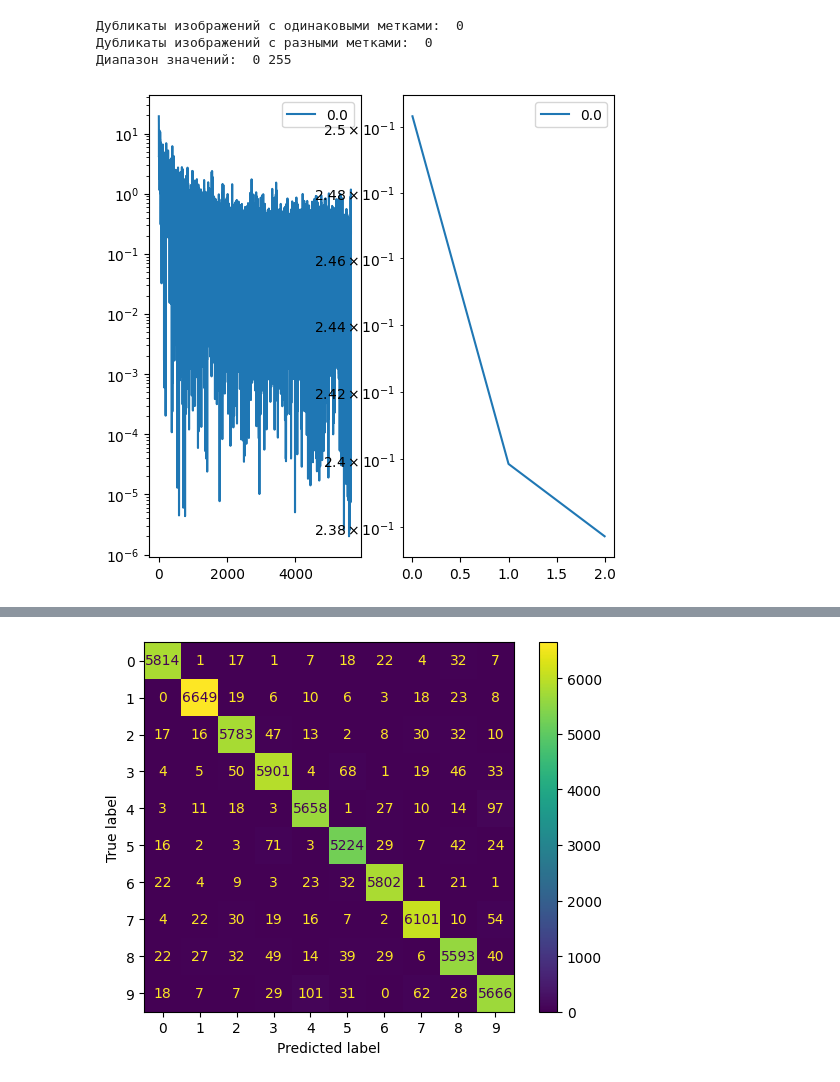
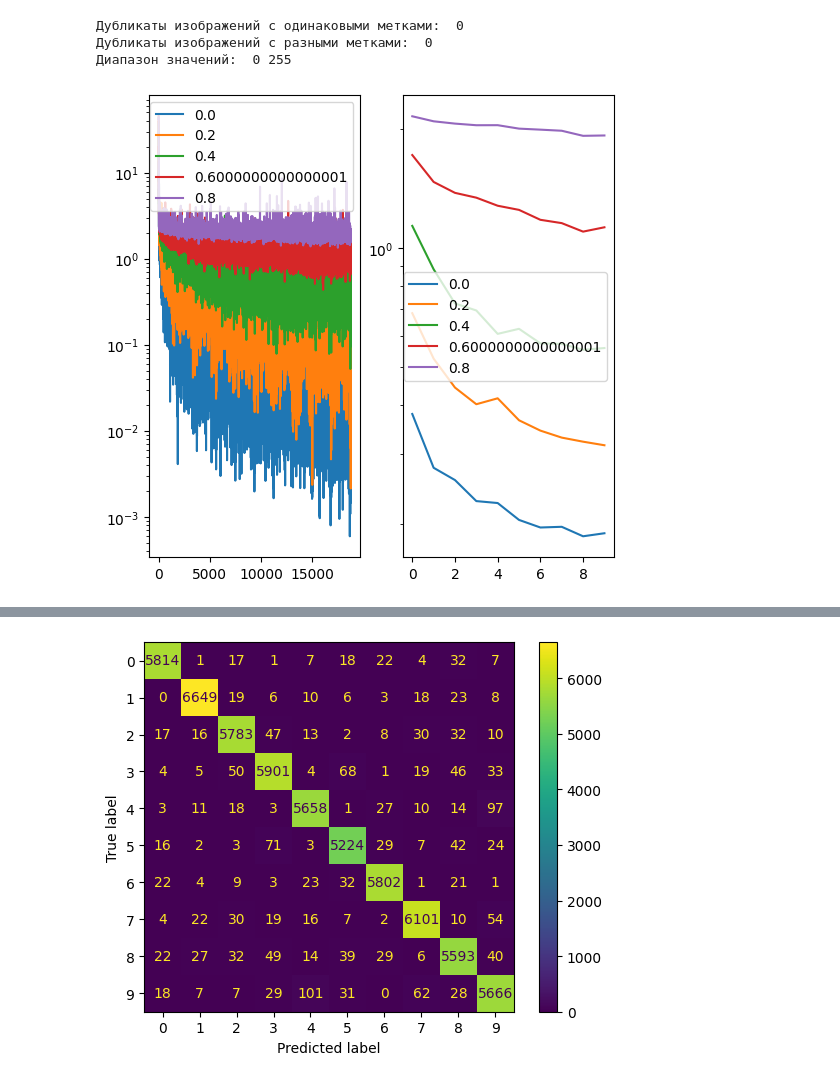
Before and after one commit to BorisVIkVik/MNIST_VALIDATION_LAB, a Jupyter notebook: Lab.ipynb, the cells around one changed output, grey strips where cells are left out. Cells and saved outputs as stored; diff of their text form; code cells hidden in the pictures.

```diff
--- a/Lab.ipynb
+++ b/Lab.ipynb
@@ -196,21 +204,21 @@ class NeuralNetwork(nn.Module):
     def __init__(self, p_val):
         super().__init__()
         self.p_val = p_val
-        self.l1 = nn.Linear(28*28, 1024)
-        self.l2 = nn.Linear(1024, 10)
+        self.l1 = nn.Linear(28*28, 32)
+        self.l2 = nn.Linear(32, 10)
 
     def forward(self, x):
-        # x = nn.functional.dropout(nn.functional.relu(self.l1(x)), self.p_val)
-        x = nn.functional.relu(self.l1(x))
+        x = nn.functional.dropout(nn.functional.relu(self.l1(x)), self.p_val)
+        # x = nn.functional.relu(self.l1(x))
         x = self.l2(x)
         return x
 # %%
 BATCH_SIZE = 32
-EPOCHS = 3
+EPOCHS = 10
 test_label = []
-
+models_with_different_p = []
 fig, axes = plt.subplots(nrows=1, ncols=2, figsize=(6, 6))
-for p_val in range(0, 10, 10):
+for p_val in range(0, 10, 2):
     model = NeuralNetwork(p_val * 0.1)
     opt = torch.optim.NAdam(model.parameters(), lr=3e-4)
     loss_func = nn.CrossEntropyLoss()
@@ -224,36 +232,36 @@ for p_val in range(0, 10, 10):
             outputs = model(torch.Tensor(np.array(X[i:i+BATCH_SIZE], dtype=np.float32)))
             # print(outputs)
             labels += torch.argmax(outputs.detach(), dim=1)
             loss = loss_func(outputs, torch.tensor(np.array(y[i:i+BATCH_SIZE]), dtype=torch.long))
             loss.backward()
             opt.step()
             model.zero_grad()
             losses.append(loss.item())
         save_loss_test = []
-        for i in range(0, len(X_test)):
+        for i in range(0, len(X_test), BATCH_SIZE):
             outputs = model(torch.Tensor(np.array(X_test[i:i+BATCH_SIZE], dtype=np.float32)))
             # print(outputs)
             test_label += torch.argmax(outputs.detach(), dim=1)
             loss = loss_func(outputs, torch.tensor(np.array(y_test[i:i+BATCH_SIZE]), dtype=torch.long))
             save_loss_test.append(loss.item())
         test_loss.append(torch.tensor(save_loss_test).mean())
-
+    models_with_different_p.append(model)
 
 
     axes[0].plot(losses, label=f'{p_val * 0.1}')
     axes[1].plot(test_loss, label=f'{p_val * 0.1}')
 
 axes[0].legend()
 # axes[0].set_ylim(0, 4)
 axes[1].legend()
 axes[0].set_yscale('log')
 axes[1].set_yscale('log')
 # plt.yscale('log')
 # # plt.loglog()
 # plt.ylim(0, 3)
 plt.show()
 # %% [output]
-[figure, old version]
+[figure, new version]
 # %%
 # plt.plot(losses)
 # %%
```
Also changed, not shown: parts of 3 cells of this notebook.
